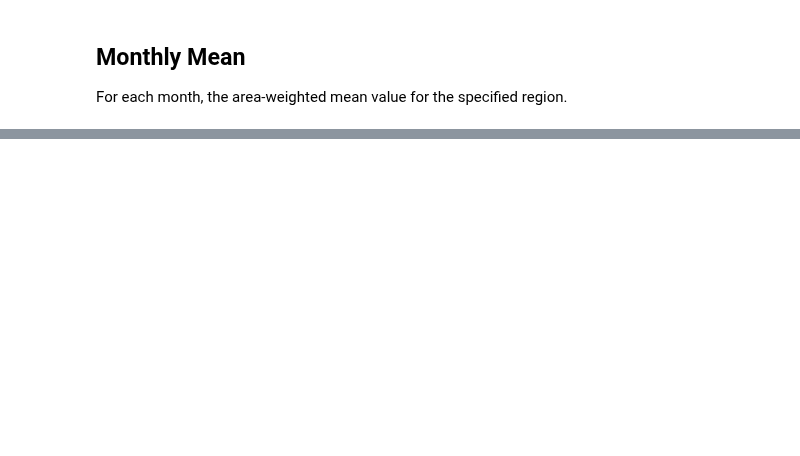
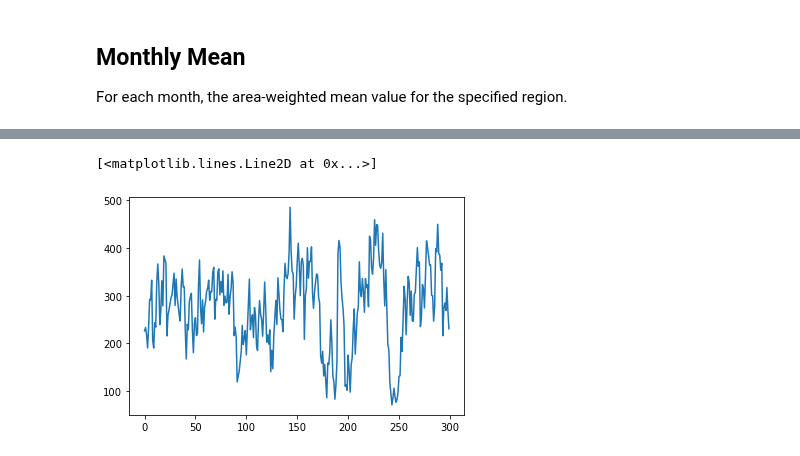
Before and after one commit to bbuchovecky/hmei, a Jupyter notebook: notebooks/ctrl_run_ppp_metrics.ipynb, the cells around one changed output, grey strips where cells are left out. Drawn from its saved outputs; the diff is of its cells as text; code cells hidden in the pictures; blank space fills up the shorter version.

```diff
--- a/notebooks/ctrl_run_ppp_metrics.ipynb
+++ b/notebooks/ctrl_run_ppp_metrics.ipynb
@@ -295,0 +404,5 @@ def save_mean(ds, var, reg, time_scale):
+# %%
+write_rootdir = '/home/bbuchovecky/storage/so_predict_derived/'
+subdir_ctrl = 'CTRL/'
+
+pcs.dir_inspect(write_rootdir+subdir_ctrl+'SST')
@@ -295,0 +424,7 @@ def save_mean(ds, var, reg, time_scale):
+# %%
+x = xr.open_dataset(write_rootdir+subdir_ctrl+'MLD/mld_so_annual_mean.nc')
+# %%
+plt.plot(np.arange(0,300), x['Weddell'])
+# %% [output]
+[<matplotlib.lines.Line2D at 0x...>]
+[figure, added]
```
Also changed, not shown: parts of 30 cells of this notebook, 2 other files.
